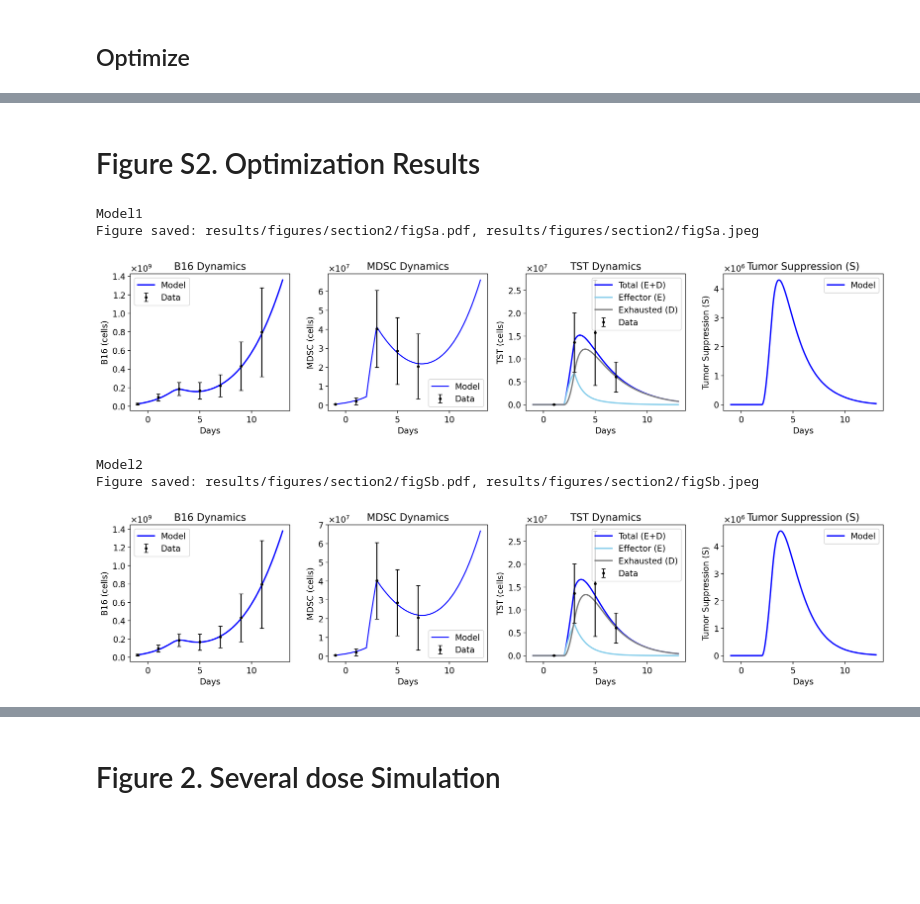
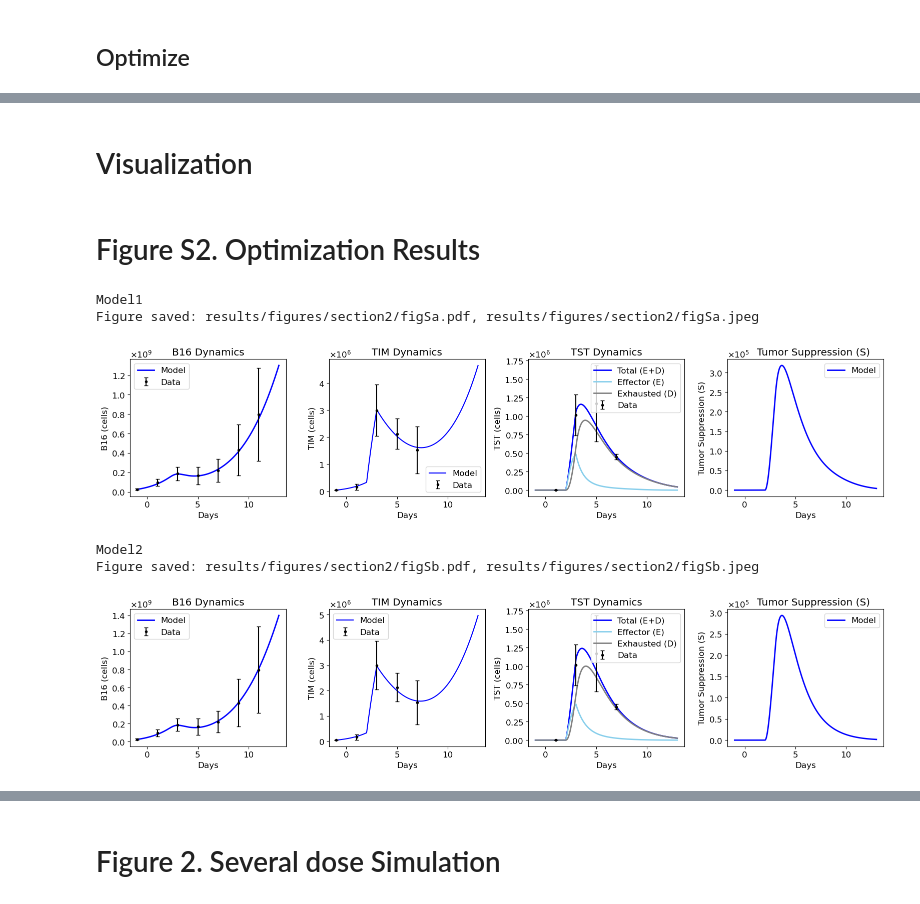
Before and after one commit to Rockyperiod/b16_act_analysis, a Jupyter notebook: code/ode/02_tst_model.ipynb, the cells around one changed output, grey strips where cells are left out. Cells and saved outputs as stored; diff of their text form; code cells hidden in the pictures; blank space fills up the shorter version.

```diff
--- a/code/ode/02_tst_model.ipynb
+++ b/code/ode/02_tst_model.ipynb
@@ -38,11 +34,11 @@ $k_s$ corresponds to $v_s$ in the paper.
 # %%
 t_start = 2  # Delay (in days) before TSTs infiltrate the tumor after injection
 
-def tst_pulse(t, dose_list, dose_days, delta_t):
+def tst_pulse(t, dose_list, dose_days, d_0, delta_t=1):
     """Return the TST input function F(t), based on dose schedule and delivery window."""
     total = 0
     for dose, day in zip(dose_list, dose_days):
         if day + t_start <= t < day + t_start + delta_t:
-            total += dose / delta_t
+            total += d_0 * dose / delta_t
     return total
 # %%
@@ -66,18 +62,18 @@ def model1(y, t, dose_list, dose_days, delta_t, params):
 
     return [dVdt, dEdt, dDdt, dSdt, dMdt]
 # %%
-# Model2: Saturable Suppression by MDSCs
+# Model2: Saturable Suppression by TIMs
 def model2(y, t, dose_list, dose_days, delta_t, params):
-    k_s, e_p, d_e, d_d, d_s, d_m, m_f, k_m = params
+    v_s, e_p, d_e, d_d, d_s, d_m, m_f, k_m, d_0 = params
     V, E, D, S, M = y
-    F_t = tst_pulse(t, dose_list, dose_days, delta_t)
+    F_t = tst_pulse(t, dose_list, dose_days, d_0, delta_t)
 
     # ===ODE Model===
-    # dVdt = v_r * V * np.log(v_k / V) - k_s * S * V
+    # dVdt = v_r * V * np.log(v_k / V) - v_s * S * V
     if V <= 0:
         dVdt = 0
     else:
-        dVdt = v_r * V * np.log(v_k / V) - k_s * S * V
+        dVdt = v_r * V * np.log(v_k / V) - v_s * S * V
     dEdt = F_t + e_p * E * V**2 / (V**2 + k_v)  - d_m * E * M /(k_m+M) - d_e * E
     dDdt = d_m * E * M /(k_m+M) + d_e * E - d_d * D
     dSdt = E - d_s * S
@@ -237,7 +102,7 @@ def loss_function(params, ode_system):
     delta_t = 1
 
     # initial conditions
-    y0 = [v_data[0], 0, 0, 0, mdsc_data[0]] # y = [V, E, D, S, M]
+    y0 = [v_data[0], 0, 0, 0, tim_data[0]] # y = [V, E, D, S, M]
     t = np.arange(-1, 15.01, 0.01)
 
     # solve ODE system
@@ -250,14 +115,14 @@ def loss_function(params, ode_system):
 
     # Indices matching data points
     v_idx = [np.abs(t - day).argmin() for day in v_days]
-    ctl_idx = [np.abs(t - day).argmin() for day in ctl_days]
-    mdsc_idx = [np.abs(t - day).argmin() for day in mdsc_days[1:]]
+    tst_idx = [np.abs(t - day).argmin() for day in tst_days]
+    tim_idx = [np.abs(t - day).argmin() for day in tim_days[1:]]
 
     # Weighted squared errors
     error_v = np.sum(((V_sol[v_idx] - v_data) / v_std) ** 2)
-    error_ctl = np.sum(((E_total_sol[ctl_idx] - ctl_data) / ctl_std) ** 2)
-    error_mdsc = np.sum(((M_sol[mdsc_idx] - mdsc_data[1:]) / mdsc_std[1:]) ** 2)
+    error_tst = np.sum(((E_total_sol[tst_idx] - tst_data) / tst_std) ** 2)
+    error_tim = np.sum(((M_sol[tim_idx] - tim_data[1:]) / tim_std[1:]) ** 2)
 
-    return error_v + error_ctl + error_mdsc
+    return error_v + error_tst + error_tim
 # %% [markdown]
 ## Optimize
@@ -270,29 +131,31 @@ model_configs = {
     'Model1': {
         'ode': model1,
         'param_bounds': [
-            (1e-8, 2e-7),  # k_s
+            (1e-7, 3e-6),  # v_s
             (0.5, 2),      # e_p
             (0.5, 1),      # d_e
             (0.1, 1),      # d_d
             (0.1, 1),      # d_s
             (1e-8, 1e-6),  # d_m
             (2, 5),        # m_f
+            (0, 0.1)       # d_0
         ],
-        'param_names': ['k_s', 'e_p', 'd_e', 'd_d', 'd_s', 'd_m', 'm_f']
+        'param_names': ['v_s', 'e_p', 'd_e', 'd_d', 'd_s', 'd_m', 'm_f', 'd_0']
     },
     'Model2': {
         'ode': model2,
         'param_bounds': [
-            (1e-8, 2e-7),  # k_s
+            (1e-7, 3e-6),  # v_s
             (0.5, 2),      # e_p
             (0.5, 1),      # d_e
             (0.1, 1),      # d_d
             (0.1, 1),      # d_s
-            (0.1, 1e1),        # d_m
+            (0.1, 10),        # d_m
             (2, 5),        # m_f
-            (1e6, 1e8)     # k_m
+            (1e5, 1e7),     # k_m
+            (0, 0.1)       # d_0
         ],
-        'param_names': ['k_s', 'e_p', 'd_e', 'd_d', 'd_s', 'd_m', 'm_f', 'k_m']
+        'param_names': ['v_s', 'e_p', 'd_e', 'd_d', 'd_s', 'd_m', 'm_f', 'k_m', 'd_0']
     }
 }
 # %%
@@ -358,3 +223,5 @@ params = [res['optimized_params'] for res in results.values()]
 
 param1 = params[0]
 param2 = params[1]
+# %% [markdown]
+# Visualization
@@ -362,37 +358,37 @@ param2 = params[1]
 # Figure S2. Optimization Results
 # %%
 # Time range
-y0 = [v_data[0], 0, 0, 0, mdsc_data[0]]
+y0 = [v_data[0], 0, 0, 0, tim_data[0]]
 t_eval = np.arange(-1, 13.01, 0.01)
 
 # Fixed TST injection schedule
 dose_list = [1e7]
 dose_days = [0]
 delta_t = 1
 
 # === Model 1 Simulation ===
 sol1 = odeint(model1, y0, t_eval,
              args=(dose_list, dose_days, delta_t, param1),
              hmax=0.01)
 V_sol1, E_sol1, D_sol1, S_sol1, M_sol1 = sol1.T
 T_sol1 = E_sol1+D_sol1
 
 
 # === Model 2 Simulation ===
 sol2 = odeint(model2, y0, t_eval,
              args=(dose_list, dose_days, delta_t, param2),
              hmax=0.01)
 V_sol2, E_sol2, D_sol2, S_sol2, M_sol2 = sol2.T
 T_sol2 = E_sol2+D_sol2
 
 print("Model1")
 vis_act_fit(sol1, dir_path, "figSa")
 print("Model2")
 vis_act_fit(sol2, dir_path, "figSb")
 # %% [output]
 Model1
 Figure saved: results/figures/section2/figSa.pdf, results/figures/section2/figSa.jpeg
-[figure, old version]
+[figure, new version]
 Model2
 Figure saved: results/figures/section2/figSb.pdf, results/figures/section2/figSb.jpeg
-[figure, old version]
+[figure, new version]
```
Also changed, not shown: parts of 18 cells of this notebook, 7 other files.
